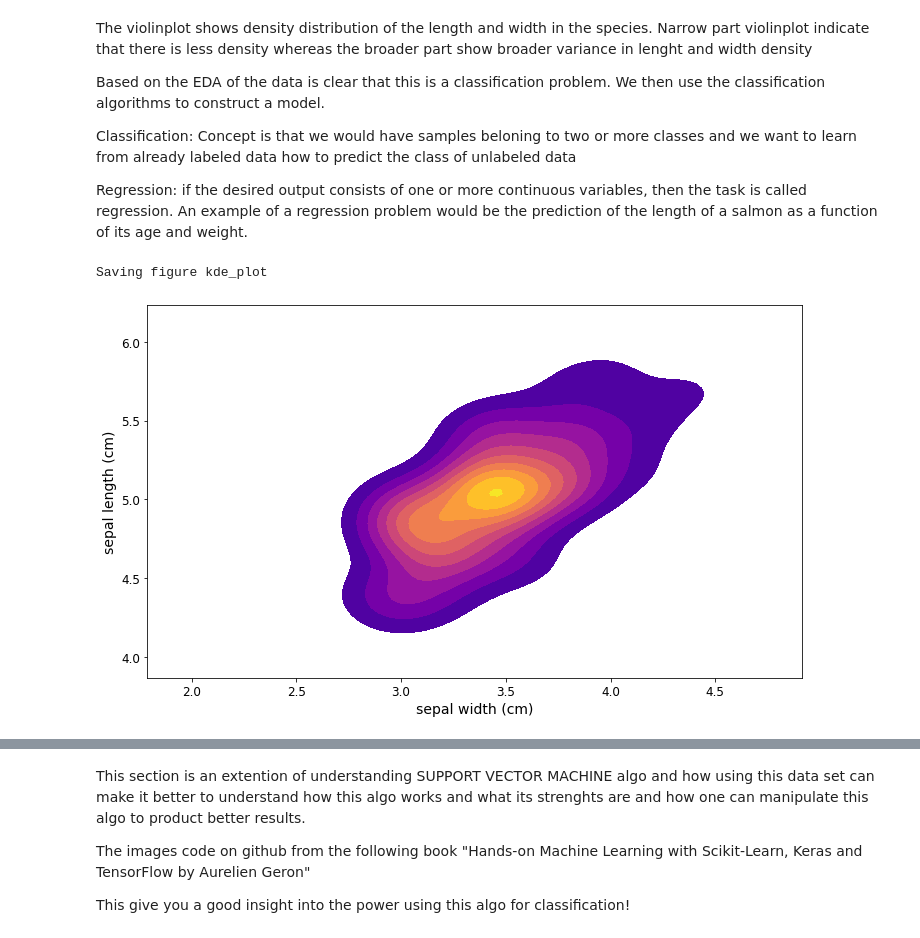
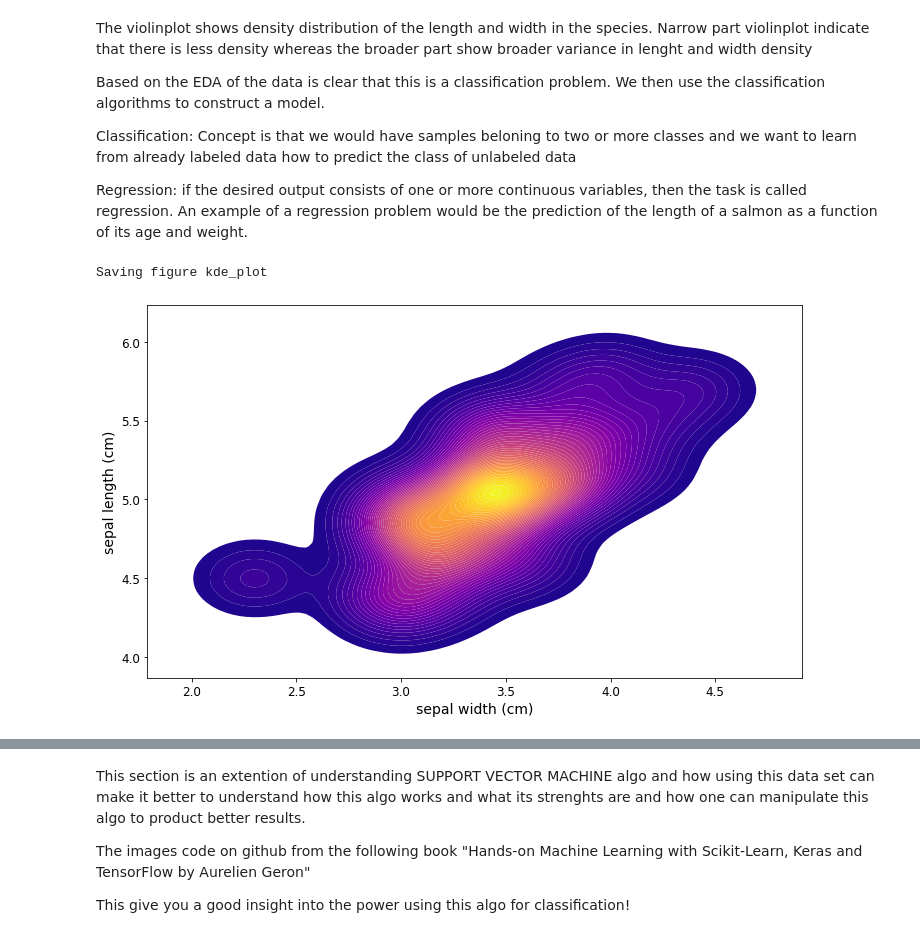
Before and after one commit to dhimantj/ML-Projects, a Jupyter notebook: 3_SUPPORT VECTOR MACHINES/SVM - Iris Data .ipynb, the cells around one changed output, grey strips where cells are left out. Cells and saved outputs as stored; diff of their text form; code cells hidden in the pictures.

```diff
--- a/3_SUPPORT VECTOR MACHINES/SVM - Iris Data .ipynb
+++ b/3_SUPPORT VECTOR MACHINES/SVM - Iris Data .ipynb
@@ -145,5 +147,7 @@ print(dfiris.target)
  2 2 2 2 2 2 2 2 2 2 2 2 2 2 2 2 2 2 2 2 2 2 2 2 2 2 2 2 2 2 2 2 2 2 2 2 2
  2 2]
 # %%
-dfiris = pd.DataFrame(np.c_[dfiris["data"], dfiris['target']],
+# Contructing a data from from the data using pandas
+dfiris = pd.DataFrame(np.c_[dfiris["data"],
+                            dfiris['target']],
                      columns = np.append(dfiris['feature_names'], ['target']))
@@ -275,11 +283,28 @@ Regression: if the desired output consists of one or more continuous variables,
 # %%
 #create a kde plot of sepal_width and sepal_lenghts
 plt.figure(figsize=(10,6)) # Increase plot size
 
 setosa = dfiris[dfiris['target'] == 'setosa']
-sns.kdeplot(setosa['sepal width (cm)'], setosa['sepal length (cm)'], cmap = 'plasma', shade = True, shade_lowest = False)
+sns.kdeplot(setosa['sepal width (cm)'], setosa['sepal length (cm)'],
+            cmap = 'plasma',
+            shade = True,
+            shade_lowest = False,
+            n_levels=50,
+            antialiased=True,
+            vertical=False,
+            kernel='gau',
+            bw='scott',
+            gridsize=100,
+            cut=3,
+            clip=None,
+            legend=True,
+            cbar=False,
+            cbar_ax=None,
+            cbar_kws=None,
+            ax=None
+           )
 
 save_fig("kde_plot")
 # %% [output]
 Saving figure kde_plot
-[figure, old version]
+[figure, new version]
```
Also changed, not shown: parts of 57 cells of this notebook, 9 other files.
